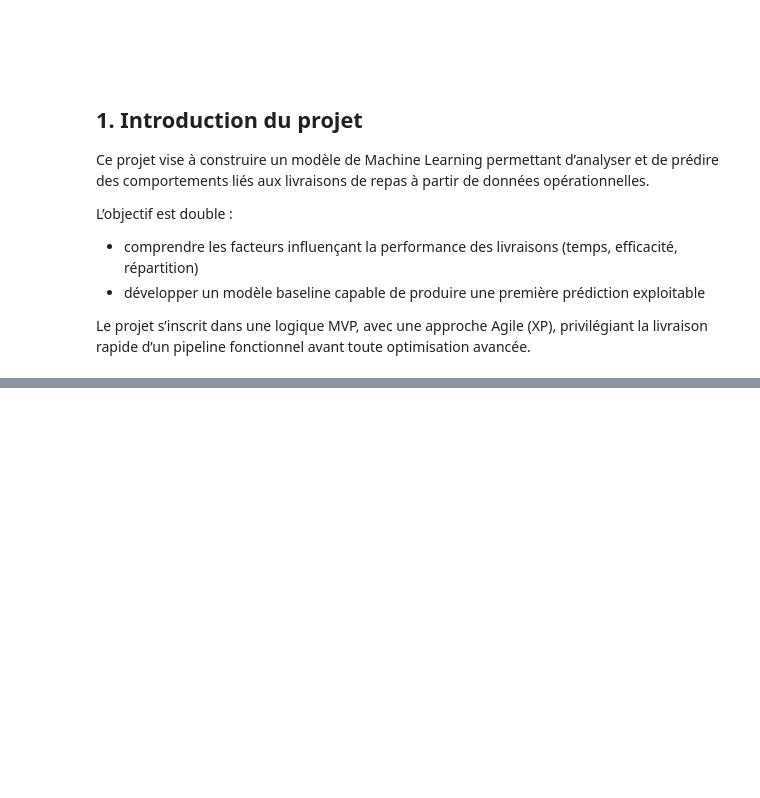
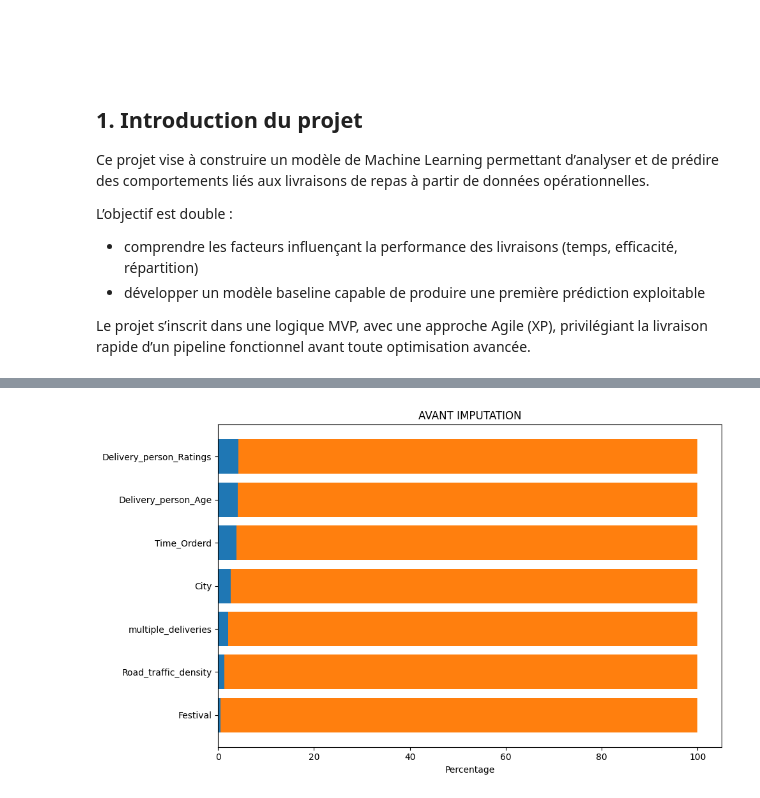
Before and after one commit to daviddelgadop/green-fast-project, a Jupyter notebook: notebook/green_fast_mvp.ipynb, the cells around one changed output, grey strips where cells are left out. Cells and saved outputs as stored; diff of their text form; code cells hidden in the pictures; blank space fills up the shorter version.

```diff
--- a/notebook/green_fast_mvp.ipynb
+++ b/notebook/green_fast_mvp.ipynb
@@ -180,0 +510,5 @@ Selected file: train.csv
+# %%
+# IMPUTATION
+plot_missing(X, "AVANT IMPUTATION")
+# %% [output]
+[figure, added]
```
Also changed, not shown: parts of 16 cells of this notebook, 1 other file.
